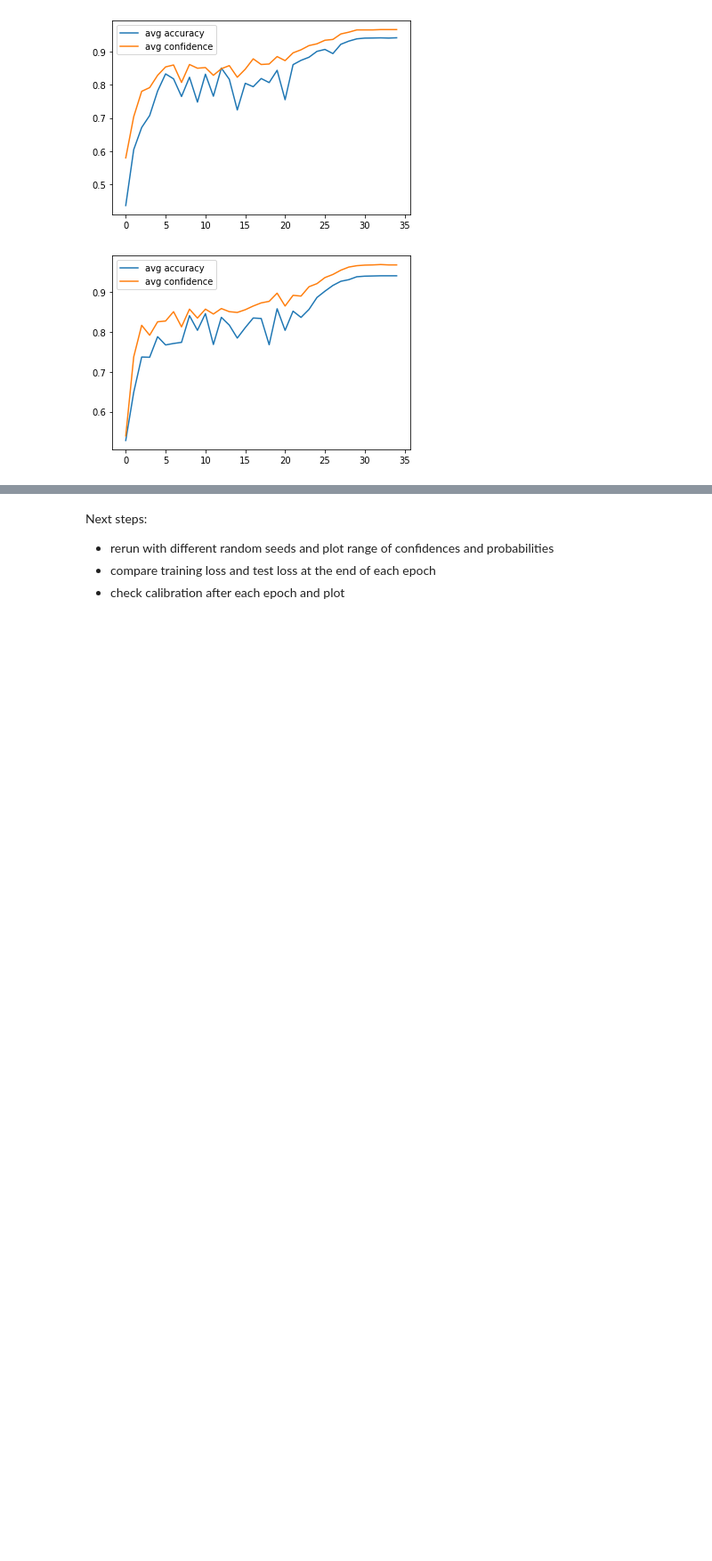
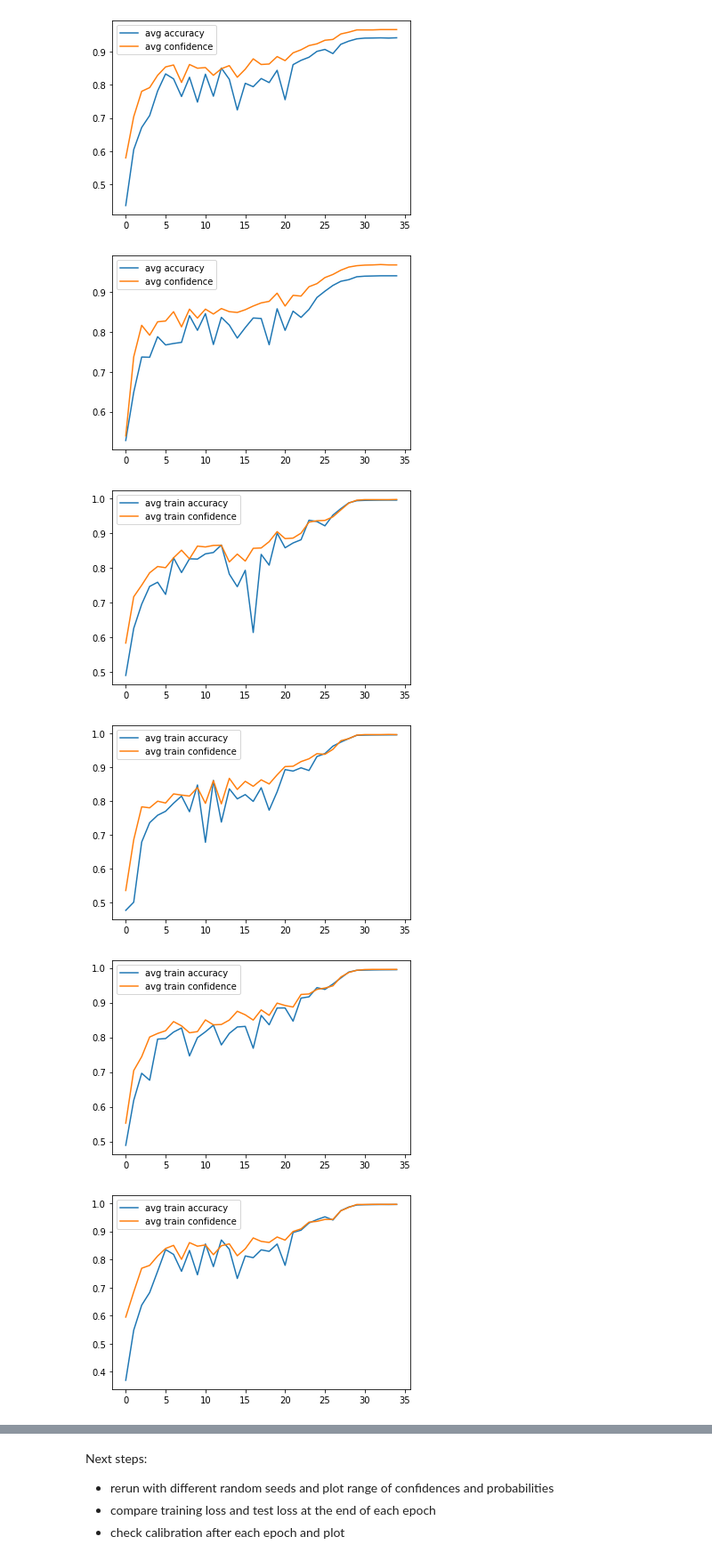
Before and after one commit to sarafridov/cifar10-fast, a Jupyter notebook: calibration_sandbox.ipynb, the cells around one changed output, grey strips where cells are left out. Shown at 89% size. Drawn from its saved outputs; the diff is of its cells as text; code cells hidden in the pictures; blank space fills up the shorter version.

Commit message:
checking calibration on train data

```diff
--- a/calibration_sandbox.ipynb
+++ b/calibration_sandbox.ipynb
@@ -254,3 +254,53 @@ for run in range(5):
 [figure]
 [figure]
 [figure]
+# %%
+def check_logits(model, batch):
+    if model.training:
+        model.train(False)
+    logits = model({'input': batch['input'].clone()})['logits'].detach()
+    softmax = torch.nn.Softmax(dim=1)
+    logits = softmax(logits)
+    target = batch['target']
+    return logits, target
+
+def check_calibration(model):
+    correct_fraction = 0
+    avg_prob = 0
+    num_batches = 0
+#     for batch in test_batches:
+    for batch in train_batches:
+        num_batches += 1
+        logits, target = check_logits(model, batch)
+        probs, preds = torch.max(logits, dim=1)
+        # Count how many times the prediction was correct vs the probability
+        correct_fraction += sum(preds == target) / len(target)
+        avg_prob += sum(probs) / len(target)
+    correct_fraction = correct_fraction / num_batches
+    avg_prob = avg_prob / num_batches
+#     print(f'prediction was correct with probability {correct_fraction}, avg confidence was {avg_prob}')
+    return correct_fraction, avg_prob
+
+for run in range(5):
+    prefix = f'seed{run}'
+    correct_fracs = []
+    avg_probs = []
+    for epoch in range(35):
+        model = Network(DAWN_net())
+        model.load_state_dict(torch.load(f'{prefix}/epoch{epoch+1}.pt'))
+        model.eval().to(device).half()
+        correct_fraction, avg_prob = check_calibration(model)
+        correct_fracs.append(correct_fraction)
+        avg_probs.append(avg_prob)
+
+    plt.figure()
+    plt.plot(correct_fracs, label='avg train accuracy')
+    plt.plot(avg_probs, label='avg train confidence')
+    plt.legend()
+# check_calibration(model1)
+# check_calibration(model35)
+# %% [output]
+[figure, added]
+[figure, added]
+[figure, added]
+[figure, added]
```
Also changed, not shown: parts of 1 cell of this notebook.
